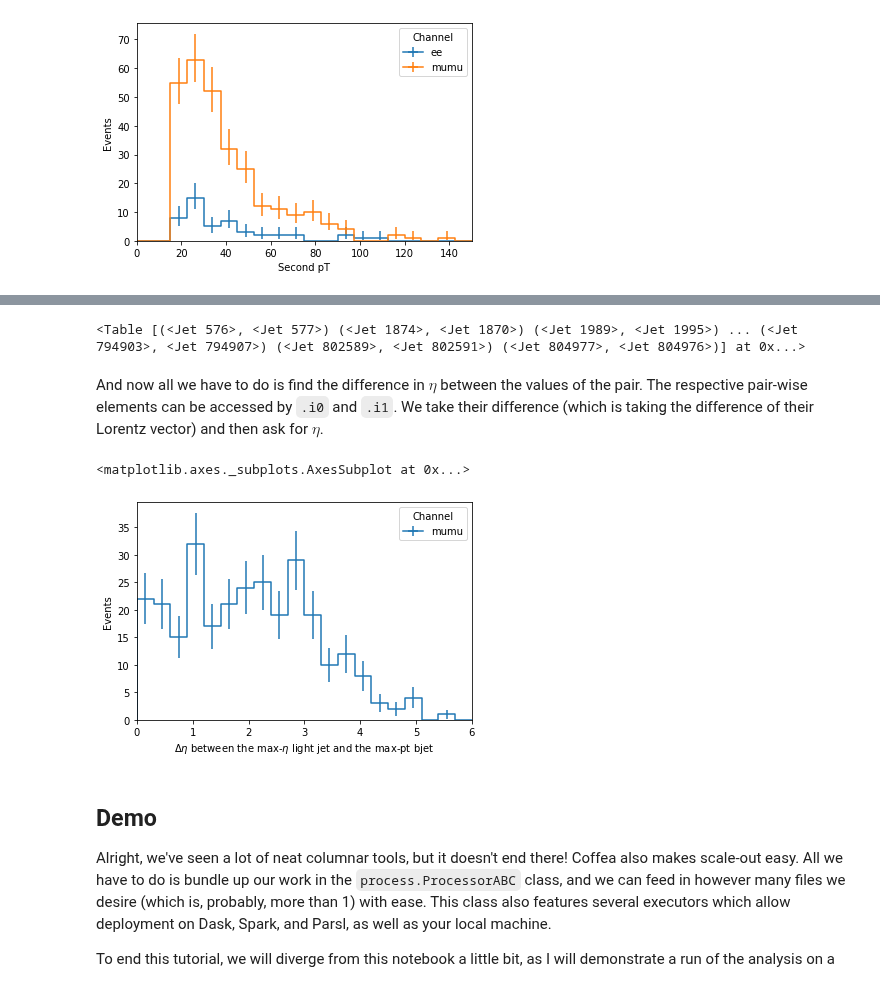
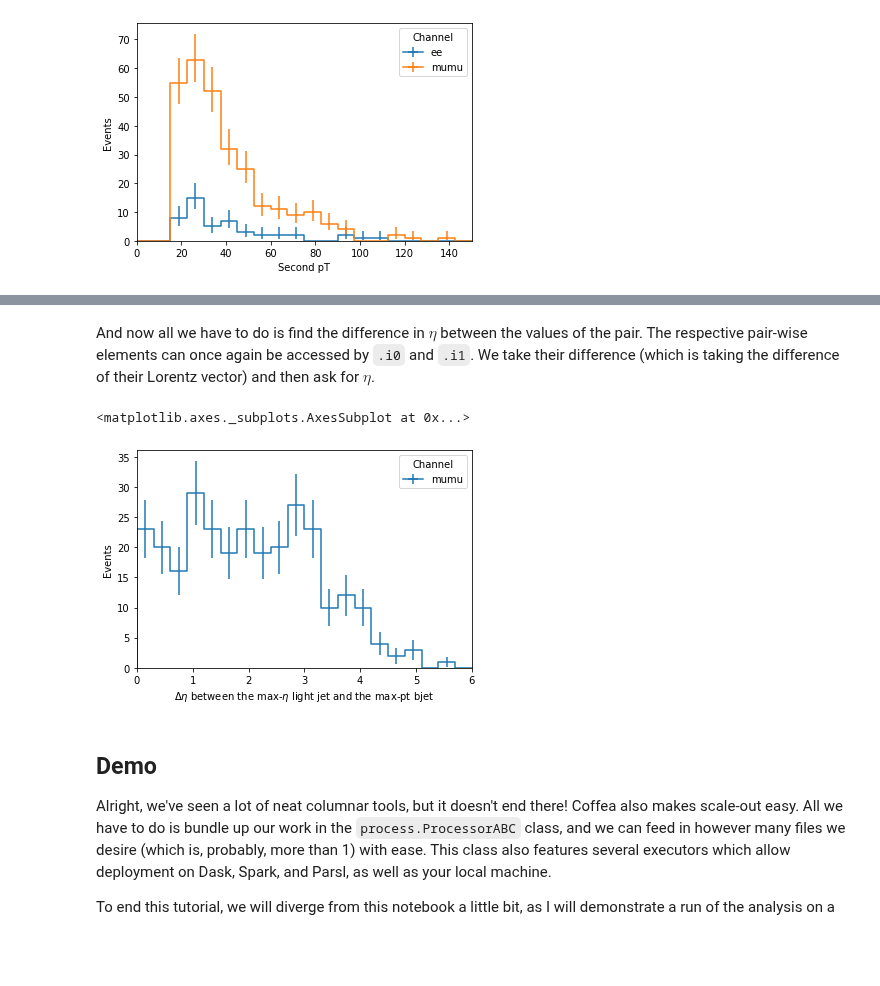
Before and after one commit to CoffeaTeam/coffea-casa-tutorials, a Jupyter notebook: notebook.ipynb, the cells around one changed output, grey strips where cells are left out. Saved outputs shown, nothing was run; the diff lists cells and outputs as text; code cells hidden in the pictures; blank space fills up the shorter version.

```diff
--- a/notebook.ipynb
+++ b/notebook.ipynb
@@ -294,0 +342,3 @@ Flat Stops Array:
+# %%
+loose_pairs_mass = (loose_pairs.i0.p4 + loose_pairs.i1.p4).mass
+looseMask = ((loose_pairs_mass >= 12).all() & (loose_pairs_mass.counts > 0))
@@ -296,7 +348,6 @@ Flat Stops Array:
 from itertools import combinations
 
 # This is a helper function which adds up the mass of two 4-vectors based on their components.
-@nb.njit
 def massAddition(l1_px, l1_py, l1_pz, l1_E,
                  l2_px, l2_py, l2_pz, l2_E):
     return np.sqrt((l1_E + l2_E)**2 -
@@ -318,7 +369,7 @@ def looseFilter(loose_e_starts, loose_e_stops, loose_mu_starts, loose_mu_stops,
         event_py = np.concatenate((loose_e_py[e_start:e_stop], loose_mu_py[mu_start:mu_stop]))
         event_pz = np.concatenate((loose_e_pz[e_start:e_stop], loose_mu_pz[mu_start:mu_stop]))
         # This handles empty events.
-        if event_E.size == 0:
+        if event_E.size <= 1:
             final_mask[i] = 0
         # Generate every pair, check that their combined mass is greater than 12 (if not, change 1 to 0 in mask)
         for combination in np.array(list(combinations(np.argsort(event_E), 2))):
@@ -327,6 +378,8 @@ def looseFilter(loose_e_starts, loose_e_stops, loose_mu_starts, loose_mu_stops,
                 final_mask[i] = 0
     return final_mask
 
-looseMask = looseFilter(loose_electrons.starts, loose_electrons.stops, loose_muons.starts, loose_muons.stops,
+loopMask = looseFilter(loose_electrons.starts, loose_electrons.stops, loose_muons.starts, loose_muons.stops,
             loose_electrons.x.content, loose_electrons.y.content, loose_electrons.z.content, loose_electrons.energy.content,
             loose_muons.x.content, loose_muons.y.content, loose_muons.z.content, loose_muons.energy.content)
+
+(looseMask == loopMask).all()
@@ -444,4 +471,4 @@ hist.plot1d(second_pt, overlay='channel')
 mumu_jets = jets[dilepton_event & (tight_muons.counts == 2)]
 
 light_jets = mumu_jets[mumu_jets.btagCSVV2 <= loose_wp]
-bjets = mumu_jets[mumu_jets.btagCSVV2 > loose_wp]
+bjets = mumu_jets[mumu_jets.btagCSVV2 > medium_wp]
@@ -450,10 +477,13 @@ We want to deal with comparisons between <code>light_jets</code> and <code>bjets
 # %%
 # argmax() returns the index of the maximum-valued element. Just another way to get max for an unordered array.
-mumu_jetcross = bjets.cross(light_jets[light_jets.eta.argmax()])
-print("bjets")
-print(bjets)
-print("\nmax-eta light jets")
-print(light_jets[light_jets.eta.argmax()])
-print("\ncrossed pairs")
-print(mumu_jetcross)
+max_light_jets = light_jets[light_jets.eta.argmax()]
+max_bjets = bjets[bjets.pt.argmax()]
+
+cross_jets = max_bjets.cross(max_light_jets)
+print('Max-pt bjets:')
+print(max_bjets)
+print('\nMax-Eta Light Jets:')
+print(max_light_jets)
+print('\nCrossed:')
+cross_jets
 # %% [output]
@@ -470,23 +498,18 @@ Of course, <code>.cross()</code> will only return an actual pair if both events
-# %%
-mumu_jetpair = mumu_jetcross[mumu_jetcross.counts >= 1][:, 0]
-mumu_jetpair
-# %% [output]
-<Table [(<Jet 576>, <Jet 577>) (<Jet 1874>, <Jet 1870>) (<Jet 1989>, <Jet 1995>) ... (<Jet 794903>, <Jet 794907>) (<Jet 802589>, <Jet 802591>) (<Jet 804977>, <Jet 804976>)] at 0x...>
 # %% [markdown]
-And now all we have to do is find the difference in $\eta$ between the values of the pair. The respective pair-wise elements can be accessed by <code>.i0</code> and <code>.i1</code>. We take their difference (which is taking the difference of their Lorentz vector) and then ask for $\eta$.
+And now all we have to do is find the difference in $\eta$ between the values of the pair. The respective pair-wise elements can once again be accessed by <code>.i0</code> and <code>.i1</code>. We take their difference (which is taking the difference of their Lorentz vector) and then ask for $\eta$.
 # %%
+# For all event pts (:), get second index (1). Also, removed jagged structure to get flat array.
+mumu_fwdJet_leadbJet = np.abs((cross_jets.i0 - cross_jets.i1).eta)
+
 mumu_etadiff = hist.Hist("Events",
                       hist.Cat(name='channel', label='Channel'),
                       hist.Bin(name='etadiff', label=r'$\Delta \eta$ between the max-$\eta$ light jet and the max-pt bjet', n_or_arr=20, lo=0, hi=6))
 
-# For all event pts (:), get second index (1). Also, removed jagged structure to get flat array.
-mumu_fwdJet_leadbJet = np.abs((mumu_jetpair.i0 - mumu_jetpair.i1).eta)
-
 mumu_etadiff.fill(channel='mumu', etadiff=mumu_fwdJet_leadbJet.flatten())
 hist.plot1d(mumu_etadiff, overlay='channel')
 # %% [output]
 <matplotlib.axes._subplots.AxesSubplot at 0x...>
-[figure, old version]
+[figure, new version]
 # %% [markdown]
 <h2>Demo</h2>
 <p>Alright, we've seen a lot of neat columnar tools, but it doesn't end there! Coffea also makes scale-out easy. All we have to do is bundle up our work in the <code>process.ProcessorABC</code> class, and we can feed in however many files we desire (which is, probably, more than 1) with ease. This class also features several executors which allow deployment on Dask, Spark, and Parsl, as well as your local machine.
```
Also changed, not shown: parts of 33 cells of this notebook.
